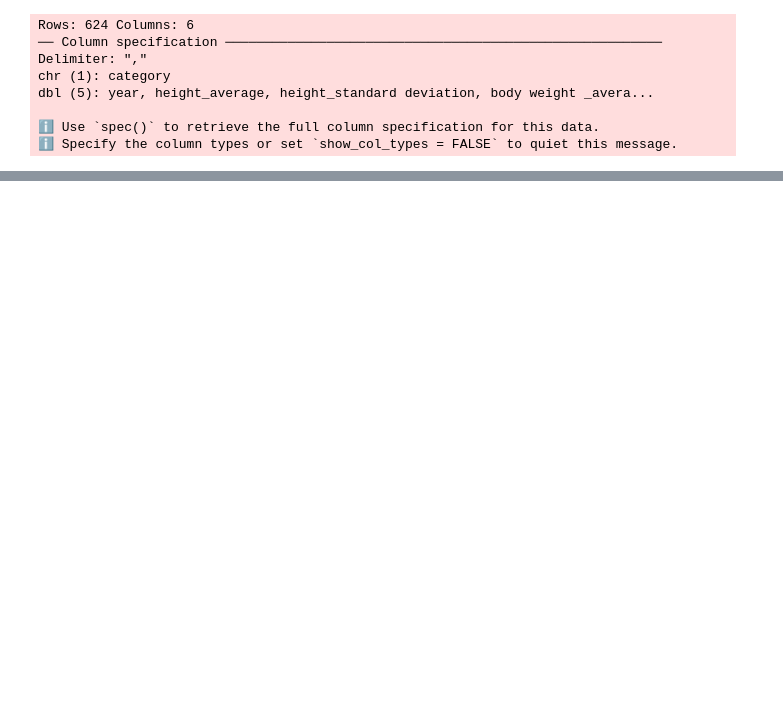
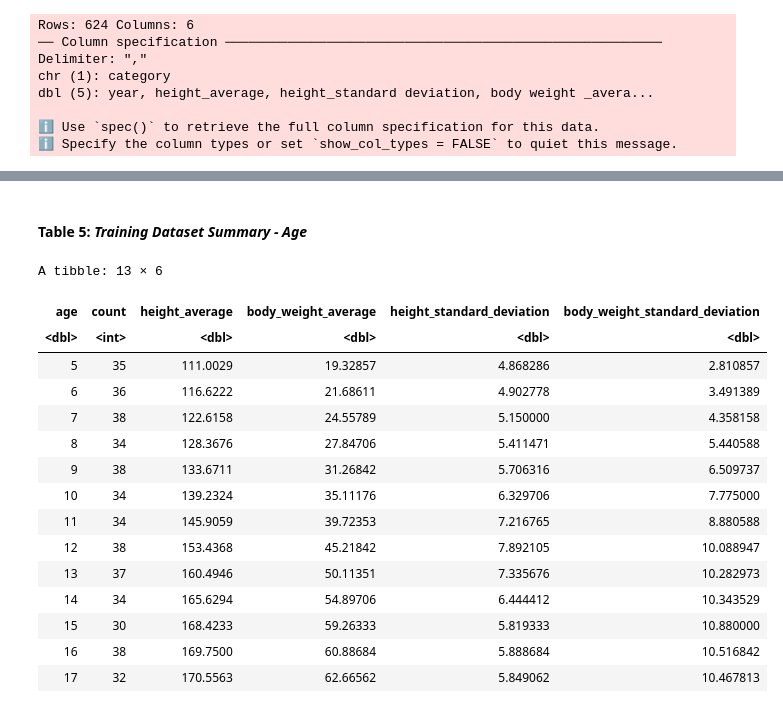
Before and after one commit to Ekenny02/dsci-100-project, a Jupyter notebook: Project_report.ipynb, the cells around one changed output, grey strips where cells are left out. Saved outputs shown, nothing was run; the diff lists cells and outputs as text; code cells hidden in the pictures; blank space fills up the shorter version.

```diff
--- a/Project_report.ipynb
+++ b/Project_report.ipynb
@@ -76,0 +163,21 @@ From the original data set table above, we noticed a few **problems**, which we
+# %% [markdown]
+#### Table 5: *Training Dataset Summary - Age*
+# %%
+training_summary_age
+# %% [output]
+A tibble: 13 × 6
+| age | count | height_average | body_weight_average | height_standard_deviation | body_weight_standard_deviation |
+| <dbl> | <int> | <dbl> | <dbl> | <dbl> | <dbl> |
+| 5 | 35 | 111.0029 | 19.32857 | 4.868286 | 2.810857 |
+| 6 | 36 | 116.6222 | 21.68611 | 4.902778 | 3.491389 |
+| 7 | 38 | 122.6158 | 24.55789 | 5.150000 | 4.358158 |
+| 8 | 34 | 128.3676 | 27.84706 | 5.411471 | 5.440588 |
+| 9 | 38 | 133.6711 | 31.26842 | 5.706316 | 6.509737 |
+| 10 | 34 | 139.2324 | 35.11176 | 6.329706 | 7.775000 |
+| 11 | 34 | 145.9059 | 39.72353 | 7.216765 | 8.880588 |
+| 12 | 38 | 153.4368 | 45.21842 | 7.892105 | 10.088947 |
+| 13 | 37 | 160.4946 | 50.11351 | 7.335676 | 10.282973 |
+| 14 | 34 | 165.6294 | 54.89706 | 6.444412 | 10.343529 |
+| 15 | 30 | 168.4233 | 59.26333 | 5.819333 | 10.880000 |
+| 16 | 38 | 169.7500 | 60.88684 | 5.888684 | 10.516842 |
+| 17 | 32 | 170.5563 | 62.66562 | 5.849062 | 10.467813 |
```
Also changed, not shown: parts of 19 cells of this notebook.
